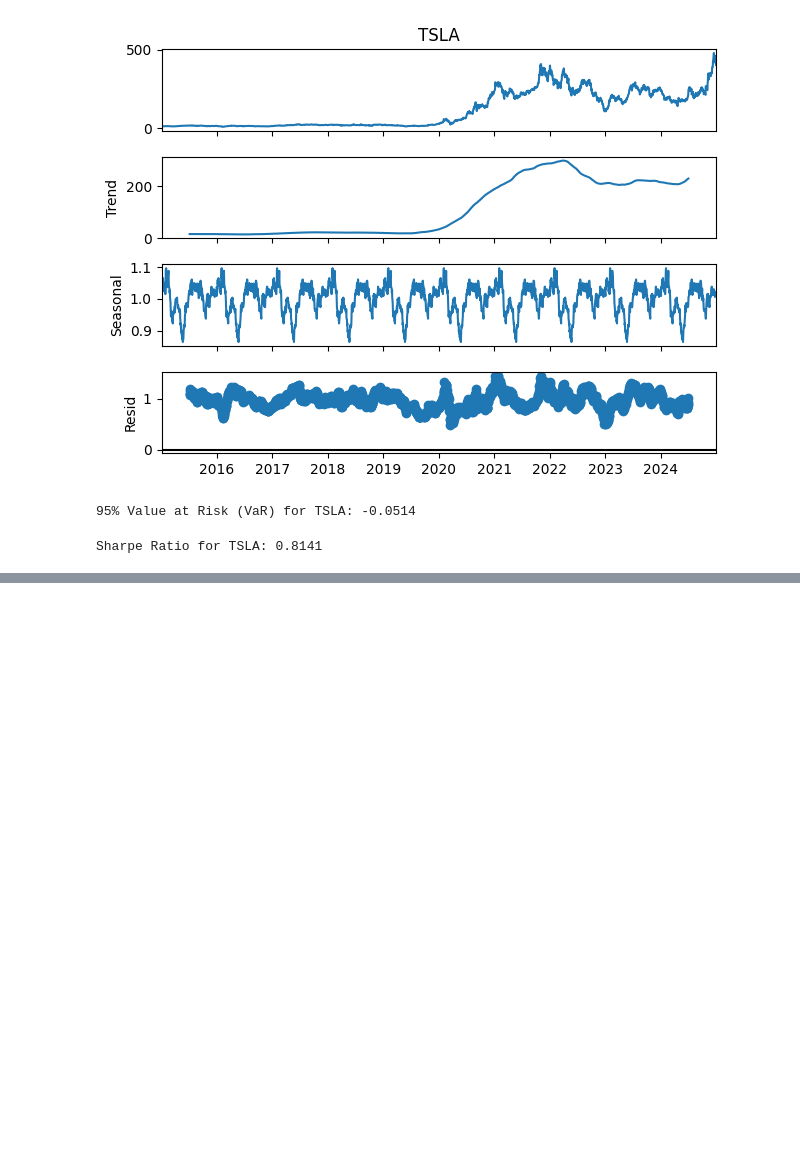
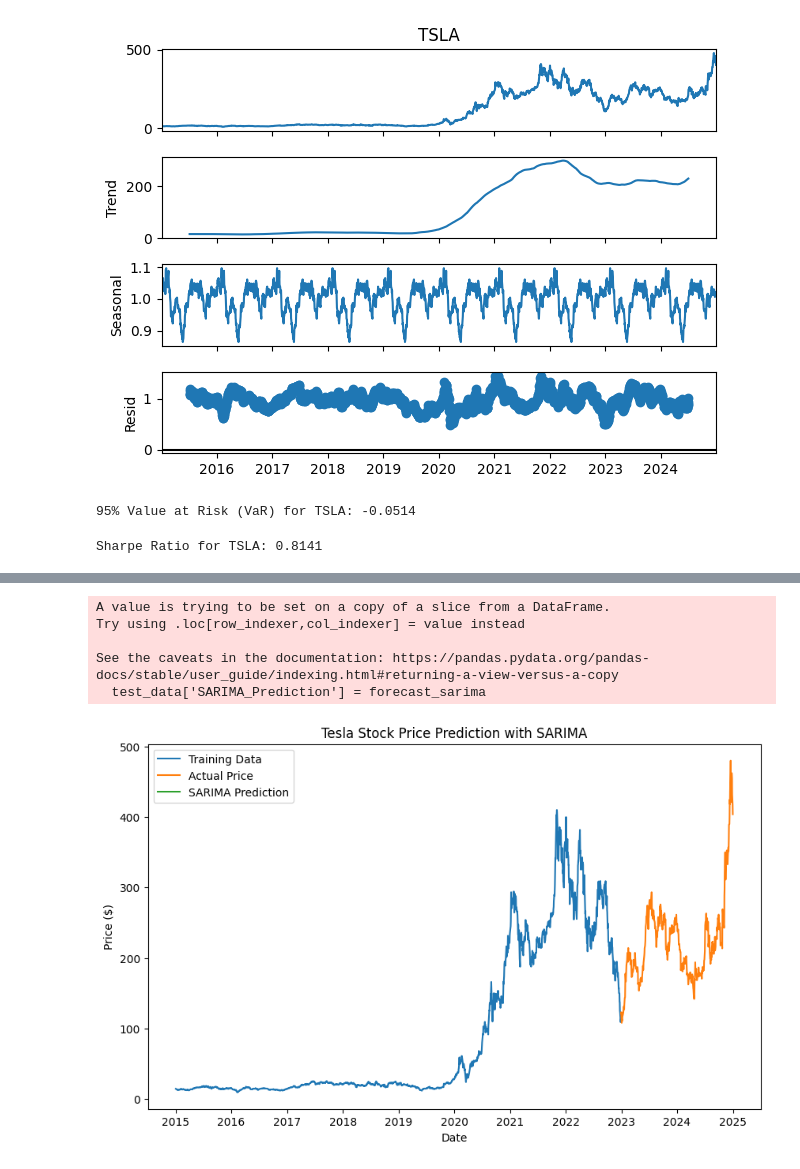
Before and after one commit to hasankere/Week11_project, a Jupyter notebook: notebooks/GMF.ipynb, the cells around one changed output, grey strips where cells are left out. Cells and saved outputs as stored; diff of their text form; code cells hidden in the pictures; blank space fills up the shorter version.

```diff
--- a/notebooks/GMF.ipynb
+++ b/notebooks/GMF.ipynb
@@ -291,0 +390,28 @@ Sharpe Ratio for TSLA: 0.8141
+# %%
+# Define and train the SARIMA model
+model_sarima = SARIMAX(train_data,
+                       order=(1, 1, 1),
+                       seasonal_order=(1, 1, 1, 12))
+model_sarima_fit = model_sarima.fit(disp=False)
+
+# Forecast using SARIMA
+forecast_sarima = model_sarima_fit.forecast(steps=len(test_data))
+test_data['SARIMA_Prediction'] = forecast_sarima
+
+# Plot the SARIMA predictions
+plt.figure(figsize=(10, 6))
+plt.plot(train_data.index, train_data['TSLA'], label='Training Data')
+plt.plot(test_data.index, test_data['TSLA'], label='Actual Price')
+plt.plot(test_data.index, test_data['SARIMA_Prediction'], label='SARIMA Prediction')
+plt.title('Tesla Stock Price Prediction with SARIMA')
+plt.xlabel('Date')
+plt.ylabel('Price ($)')
+plt.legend()
+plt.show()
+# %% [output]
+A value is trying to be set on a copy of a slice from a DataFrame.
+Try using .loc[row_indexer,col_indexer] = value instead
+
+See the caveats in the documentation: https://pandas.pydata.org/pandas-docs/stable/user_guide/indexing.html#returning-a-view-versus-a-copy
+  test_data['SARIMA_Prediction'] = forecast_sarima
+[figure, added]
```
Also changed, not shown: parts of 10 cells of this notebook.
